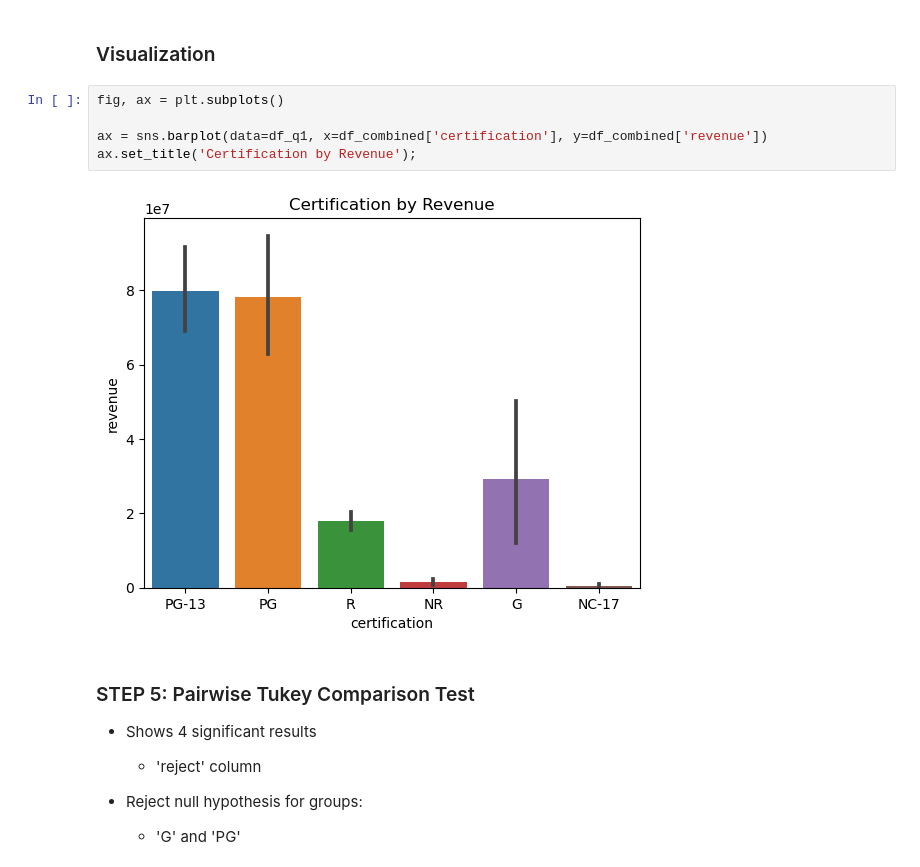
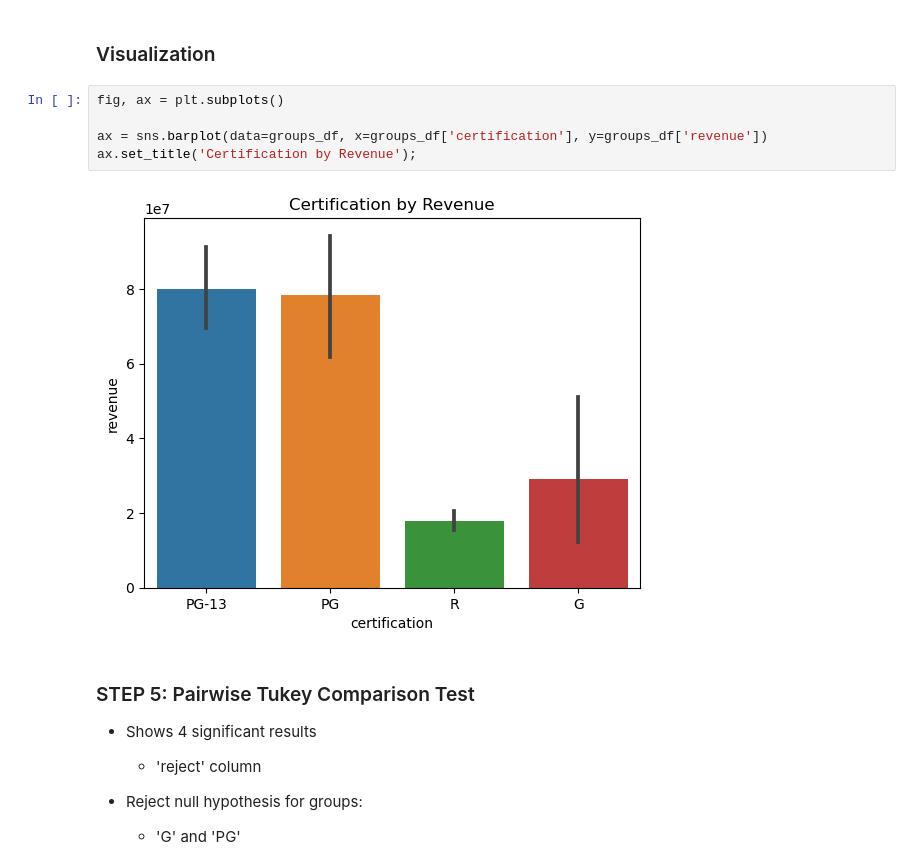
Before and after one commit to jonnunez92/IMDB-MySQL, a Jupyter notebook: IMDB - Part 4_Hypothesis Testing - Jonathan Nunez.ipynb, the cells around one changed output. Saved outputs shown, nothing was run; the diff lists cells and outputs as text.

```diff
--- a/IMDB - Part 4_Hypothesis Testing - Jonathan Nunez.ipynb
+++ b/IMDB - Part 4_Hypothesis Testing - Jonathan Nunez.ipynb
@@ -401,10 +401,10 @@ Significant: True
 # %%
 fig, ax = plt.subplots()
 
-ax = sns.barplot(data=df_q1, x=df_combined['certification'], y=df_combined['revenue'])
+ax = sns.barplot(data=groups_df, x=groups_df['certification'], y=groups_df['revenue'])
 ax.set_title('Certification by Revenue');
 # %% [output]
-[figure, old version]
+[figure, new version]
 # %% [markdown]
 ### STEP 5: Pairwise Tukey Comparison Test
 - Shows 4 significant results
```
Also changed, not shown: parts of 21 cells of this notebook.
